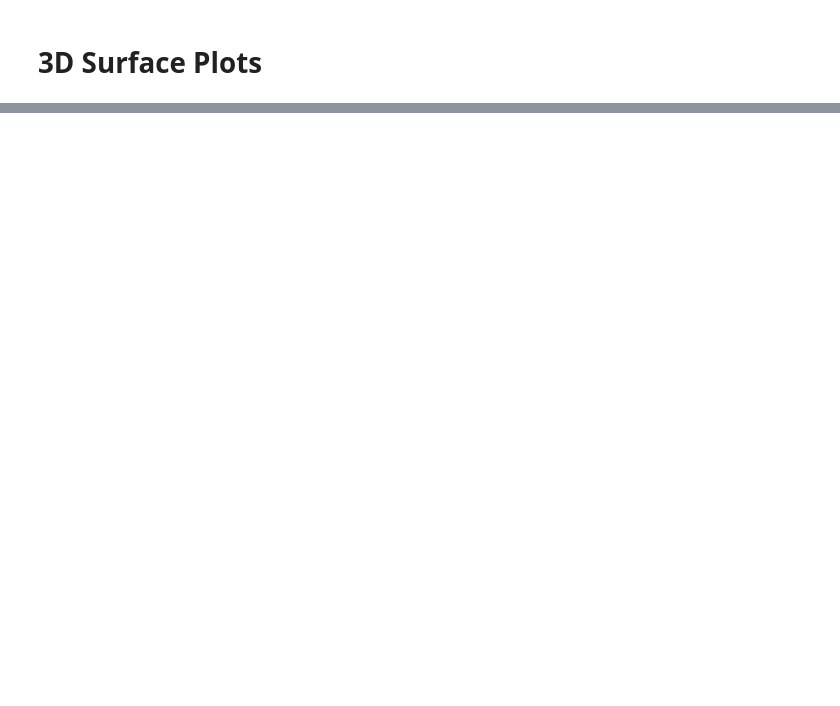
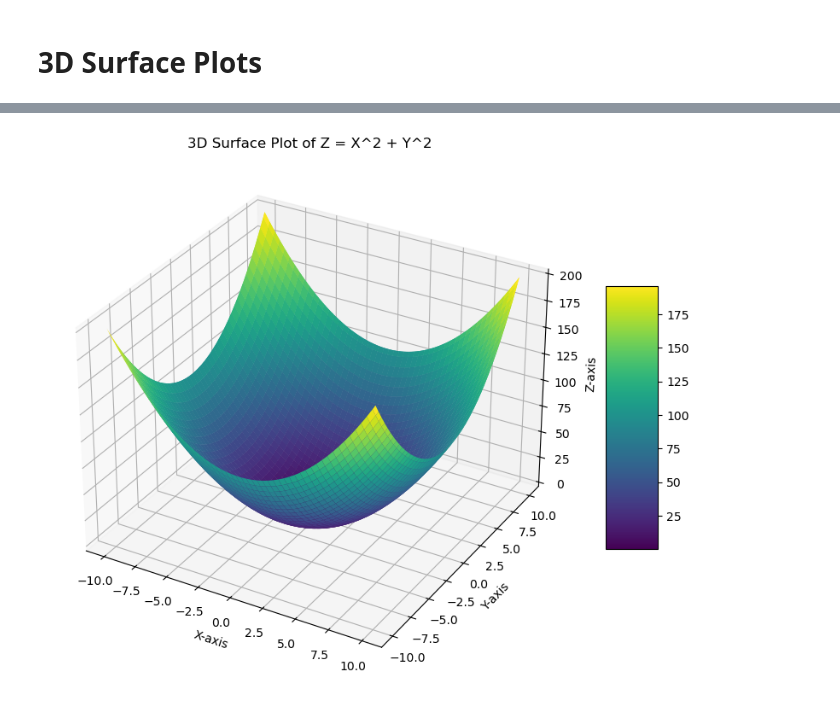
Before and after one commit to moyen-ahmed/pythone-Ml-Basic, a Jupyter notebook: Matplotlib/matploilib_advance.ipynb, the cells around one changed output, grey strips where cells are left out. Drawn from its saved outputs; the diff is of its cells as text; code cells hidden in the pictures; blank space fills up the shorter version.

```diff
--- a/Matplotlib/matploilib_advance.ipynb
+++ b/Matplotlib/matploilib_advance.ipynb
@@ -196,0 +243,12 @@ plt.show()
+# %%
+fig=plt.figure(figsize=(10, 8))
+ax=fig.add_subplot(111, projection='3d')
+ax.plot_surface(X, Y, Z, cmap='viridis')
+ax.set_xlabel('X-axis')
+ax.set_ylabel('Y-axis')
+ax.set_zlabel('Z-axis')
+ax.set_title('3D Surface Plot of Z = X^2 + Y^2')
+fig.colorbar(ax.plot_surface(X, Y, Z, cmap='viridis'), ax=ax, shrink=0.5, aspect=5)
+plt.show()
+# %% [output]
+[figure, added]
```
Also changed, not shown: parts of 4 cells of this notebook.
